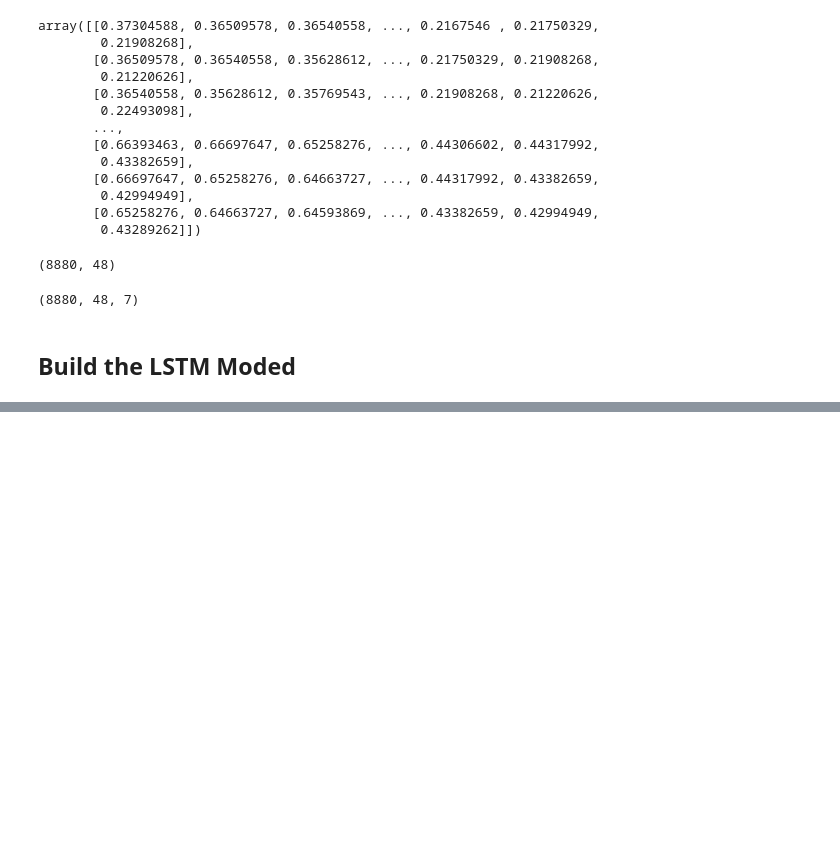
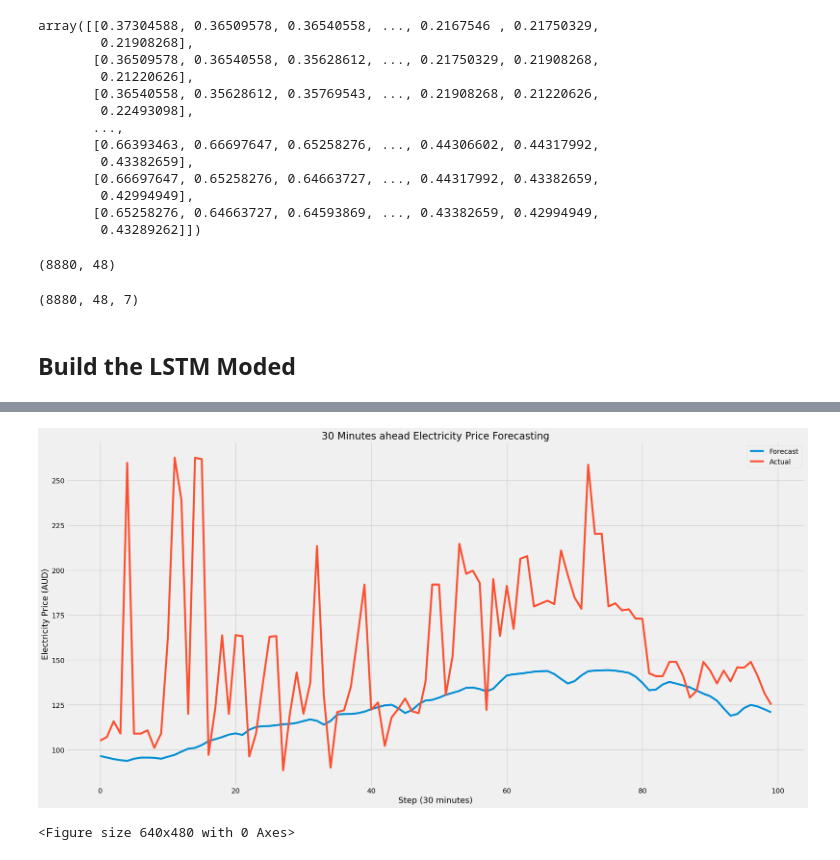
Before and after one commit to ron-ligsay/ML-Path, a Jupyter notebook: LSTM/lstm_eMasterClass.ipynb, the cells around one changed output, grey strips where cells are left out. Drawn from its saved outputs; the diff is of its cells as text; code cells hidden in the pictures; blank space fills up the shorter version.

```diff
--- a/LSTM/lstm_eMasterClass.ipynb
+++ b/LSTM/lstm_eMasterClass.ipynb
@@ -177,0 +290,14 @@ X.shape
+# %%
+plt.style.use('fivethirtyeight')
+plt.figure(figsize=(24,12))
+plt.title('30 Minutes ahead Electricity Price Forecasting')
+plt.xlabel('Step (30 minutes)')
+plt.ylabel('Electricity Price (AUD)')
+plt.plot(predictions[350:450])
+plt.plot(scaler.inverse_transform(y_test)[350:450])
+plt.legend(['Forecast', 'Actual'])
+plt.show()
+plt.savefig('0 Minutes ahead Electricity Price Forecasting.png')
+# %% [output]
+[figure, added]
+<Figure size 640x480 with 0 Axes>
```
Also changed, not shown: parts of 11 cells of this notebook.
